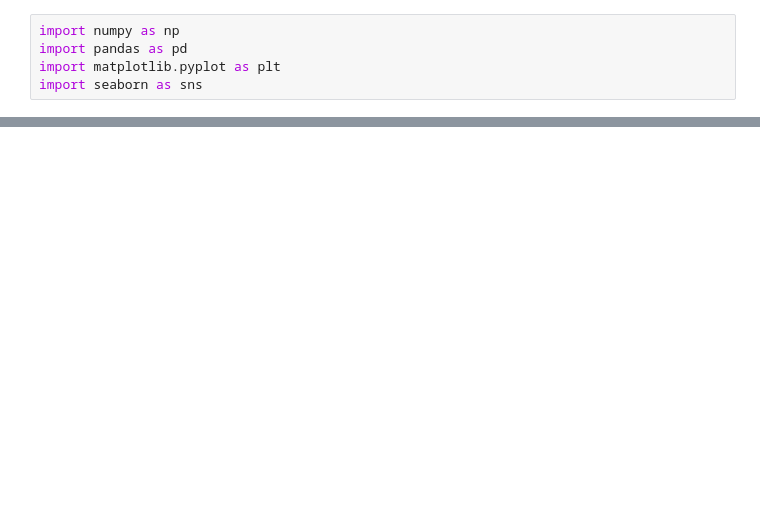
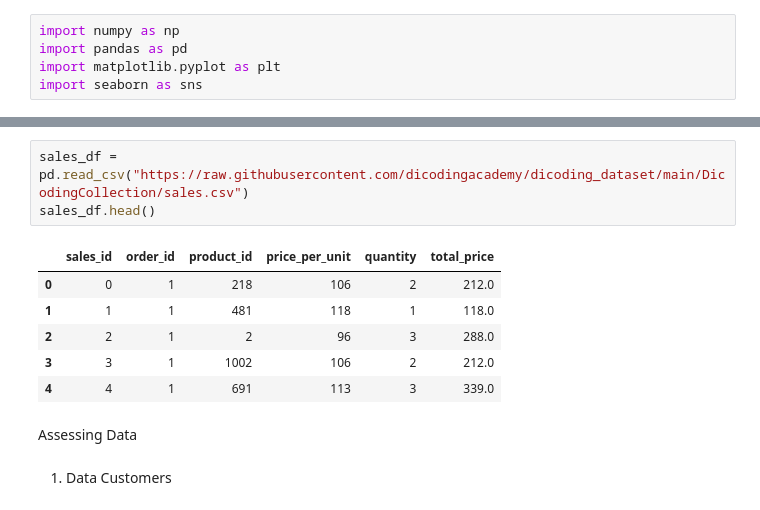
Before and after one commit to IrfanArsyananda/Analisis-Data-dengan-Python, a Jupyter notebook: Data Wrangling/main.ipynb, the cells around one changed output, grey strips where cells are left out. Drawn from its saved outputs; the diff is of its cells as text; blank space fills up the shorter version.

```diff
--- a/Data Wrangling/main.ipynb
+++ b/Data Wrangling/main.ipynb
@@ -22,0 +53,14 @@ customers_df.head()
+# %%
+sales_df = pd.read_csv("https://raw.githubusercontent.com/dicodingacademy/dicoding_dataset/main/DicodingCollection/sales.csv")
+sales_df.head()
+# %% [output]
+|  | sales_id | order_id | product_id | price_per_unit | quantity | total_price |
+| 0 | 0 | 1 | 218 | 106 | 2 | 212.0 |
+| 1 | 1 | 1 | 481 | 118 | 1 | 118.0 |
+| 2 | 2 | 1 | 2 | 96 | 3 | 288.0 |
+| 3 | 3 | 1 | 1002 | 106 | 2 | 212.0 |
+| 4 | 4 | 1 | 691 | 113 | 3 | 339.0 |
+# %% [markdown]
+Assessing Data
+# %% [markdown]
+1. Data Customers
```
Also changed, not shown: parts of 10 cells of this notebook.
